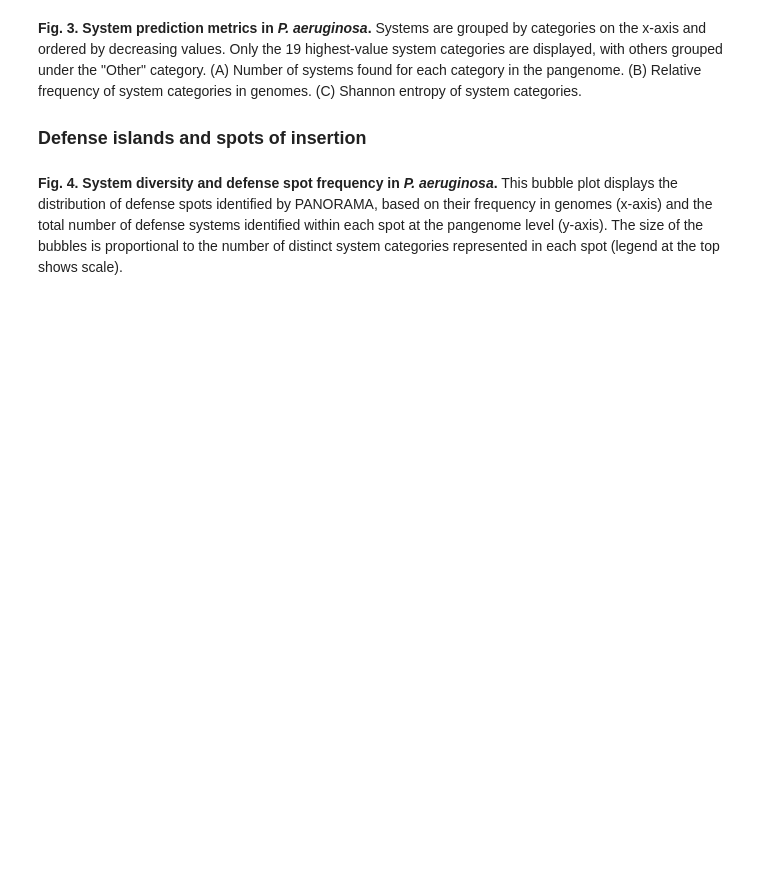
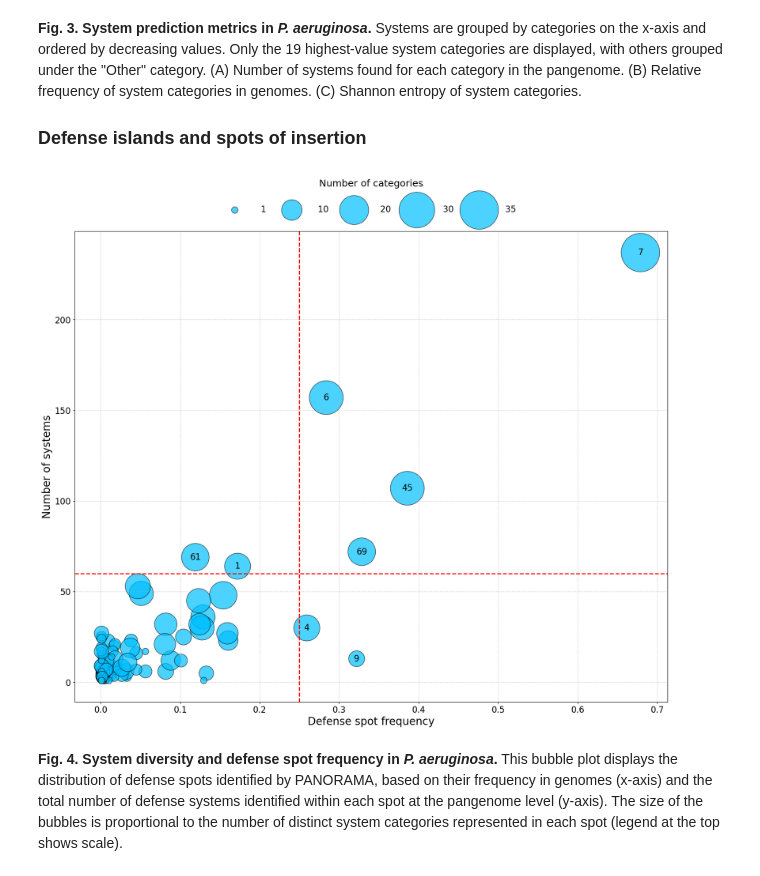
Before and after one commit to jpjarnoux/PANORAMA_article, a Jupyter notebook: main.ipynb, the cells around one changed output. Cells and saved outputs as stored; diff of their text form; code cells hidden in the pictures; blank space fills up the shorter version.

Commit message:
Reformat and add a disable_bar option

```diff
--- a/main.ipynb
+++ b/main.ipynb
@@ -32,7 +32,7 @@ from multiprocessing import cpu_count
 # Determine the number of available CPUs for multiprocessing
 CPU_COUNT = cpu_count()
 DISABLE_BAR = True
-DATA = Path("DATA/")
+DATA = Path("DATA_zenodo/DATA")
 P_AERUGINOSA = DATA / "P.aeruginosa/"
 PANORAMA_PADLOC_RES = P_AERUGINOSA / "PANORAMA/padloc/"
 PADLOC_RES = P_AERUGINOSA / "PADLOC/"
@@ -230,16 +248,18 @@ genomes. (C) Shannon entropy of system categories.
 # %%
 from sources.hotspot import get_spot2orgs, get_data_projection, scatter_plot
 
 projection = PANORAMA_DFINDER_RES / "projection"
 tables = P_AERUGINOSA / 'table'
 
 number_genomes = sum(1 for _ in tables.glob("*.tsv"))
-spot_to_orgs = get_spot2orgs(tables)
-proj_df = get_data_projection(projection)
+spot_to_orgs = get_spot2orgs(tables, DISABLE_BAR, 0)
+proj_df = get_data_projection(projection, DISABLE_BAR, 1)
 
 proj_df.to_csv(P_AERUGINOSA_OUTPUT / "spot2sys_genomes.tsv", sep="\t", index=True)
 scatter_plot(proj_df, spot_to_orgs, number_genomes, P_AERUGINOSA_OUTPUT, file_name="defense_hotspot_aeruginosa",
              min_freq=.25, min_sys=60)
+# %% [output]
+[figure, added]
 # %% [markdown]
 **Fig. 4. System diversity and defense spot frequency in *P. aeruginosa*.** This bubble plot displays the distribution
 of defense spots identified by PANORAMA, based on their frequency in genomes (x-axis) and the total number of defense
```
Also changed, not shown: parts of 11 cells of this notebook, 1 other file.
